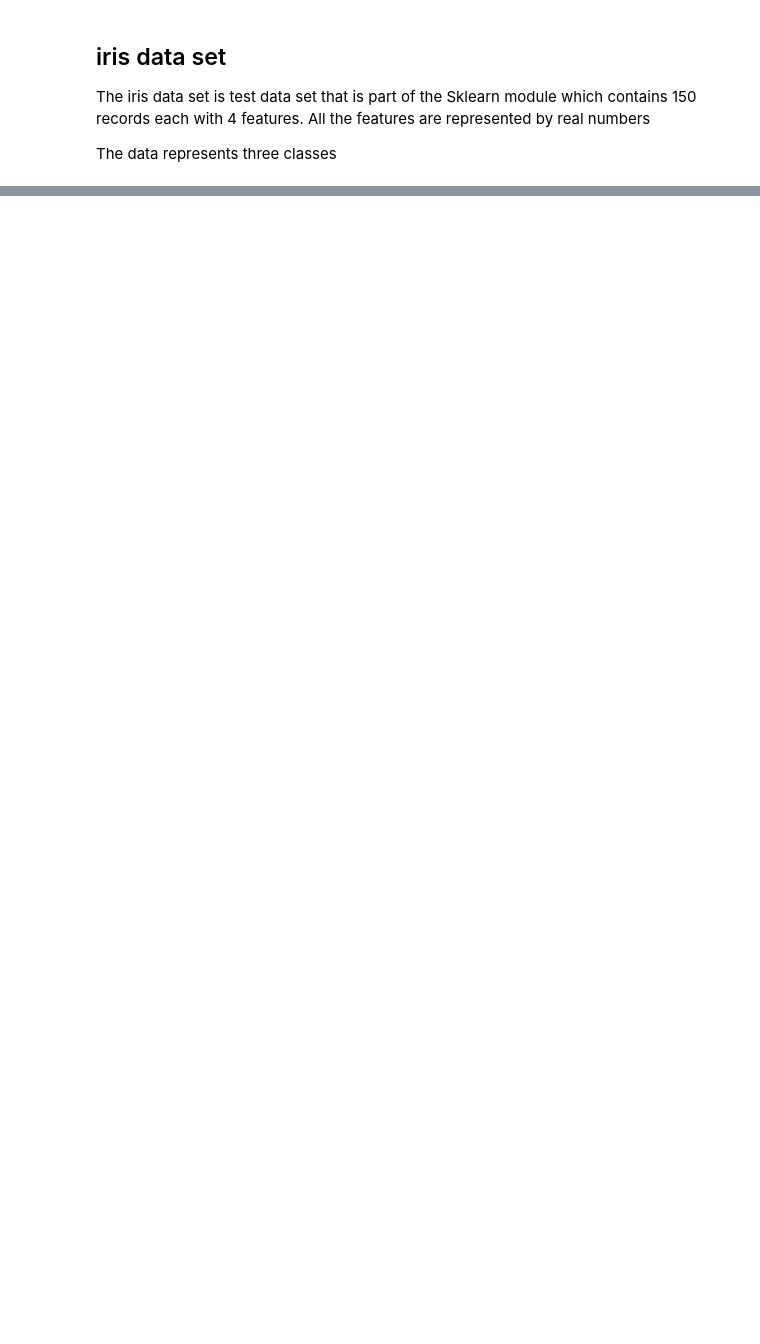
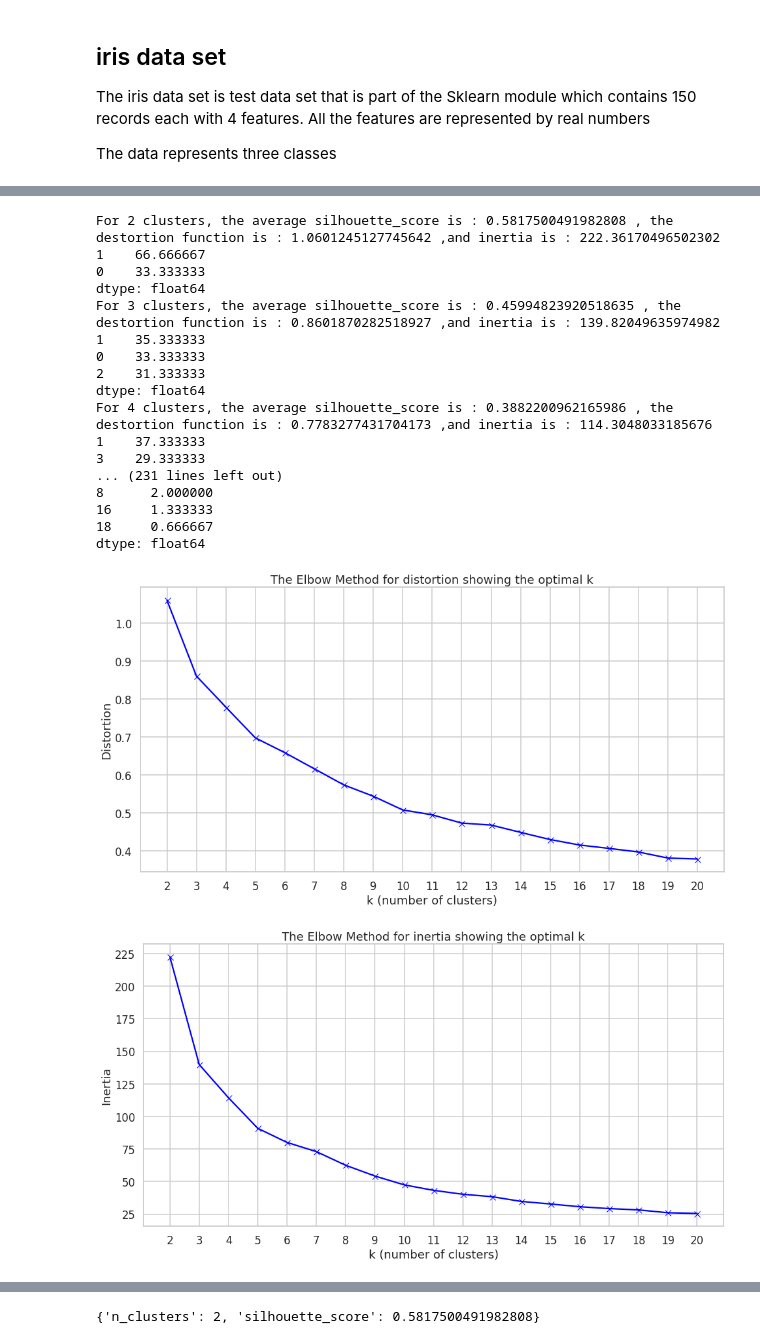
Before and after one commit to tamer017/Clustering, a Jupyter notebook: Kmeans.ipynb, the cells around one changed output, grey strips where cells are left out. Cells and saved outputs as stored; diff of their text form; code cells hidden in the pictures; blank space fills up the shorter version.

```diff
--- a/Kmeans.ipynb
+++ b/Kmeans.ipynb
@@ -242,11 +215,0 @@ memory usage: 189.5 KB
-# %%
-from sklearn.datasets import load_iris
-iris_data = load_iris()
-iris_data.target[[10, 25, 50]]
-#array([0, 0, 1])
-list(iris_data.target_names)
-['setosa', 'versicolor', 'virginica']
-scaler = StandardScaler()
-
-# Fit and transform the data using the scaler
-scaled_data = scaler.fit_transform(iris_data.data)
@@ -281,0 +239,22 @@ plt.show()
+# %%
+K_mean(scaled_data) # 2 how evere lower silhouette_score and higher destortion and inertia
+# %% [output]
+For 2 clusters, the average silhouette_score is : 0.5817500491982808 , the destortion function is : 1.0601245127745642 ,and inertia is : 222.36170496502302
+1    66.666667
+0    33.333333
+dtype: float64
+For 3 clusters, the average silhouette_score is : 0.45994823920518635 , the destortion function is : 0.8601870282518927 ,and inertia is : 139.82049635974982
+1    35.333333
+0    33.333333
+2    31.333333
+dtype: float64
+For 4 clusters, the average silhouette_score is : 0.3882200962165986 , the destortion function is : 0.7783277431704173 ,and inertia is : 114.3048033185676
+1    37.333333
+3    29.333333
+... (231 lines left out)
+8      2.000000
+16     1.333333
+18     0.666667
+dtype: float64
+[figure, added]
+[figure, added]
@@ -282 +262,2 @@ plt.show()
+{'n_clusters': 2, 'silhouette_score': 0.5817500491982808}
 # %%
```
Also changed, not shown: parts of 35 cells of this notebook.
